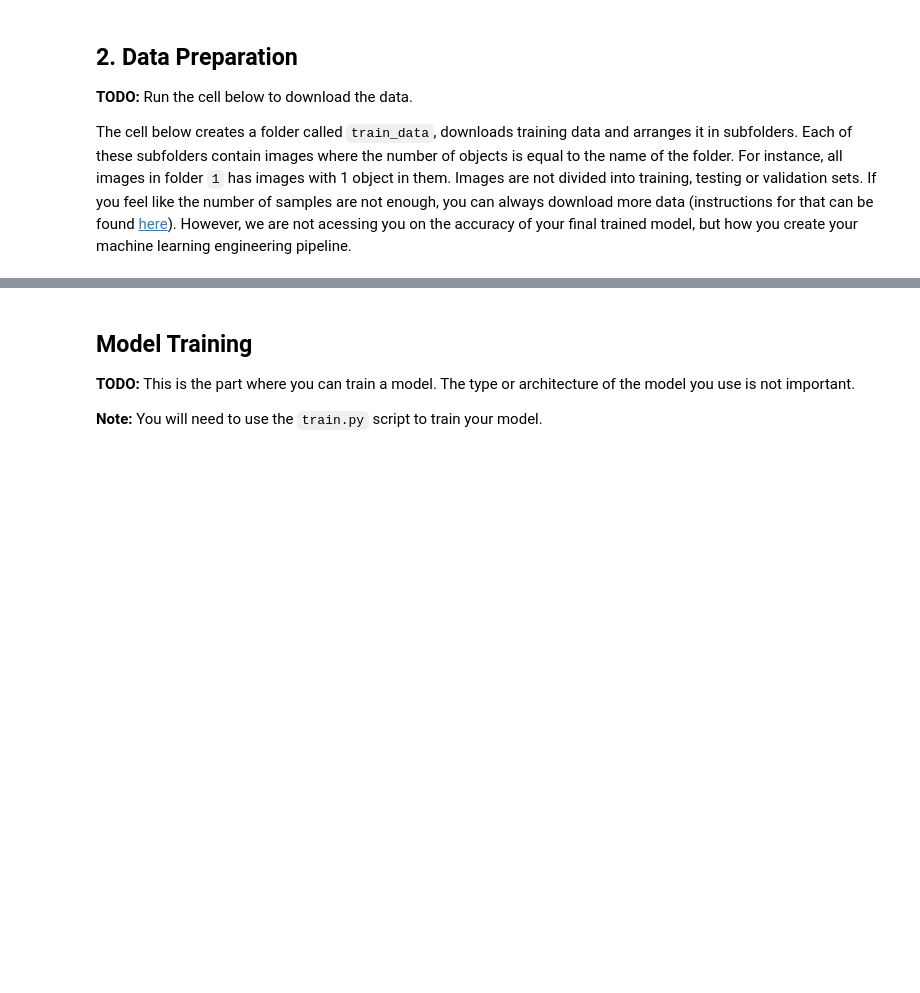
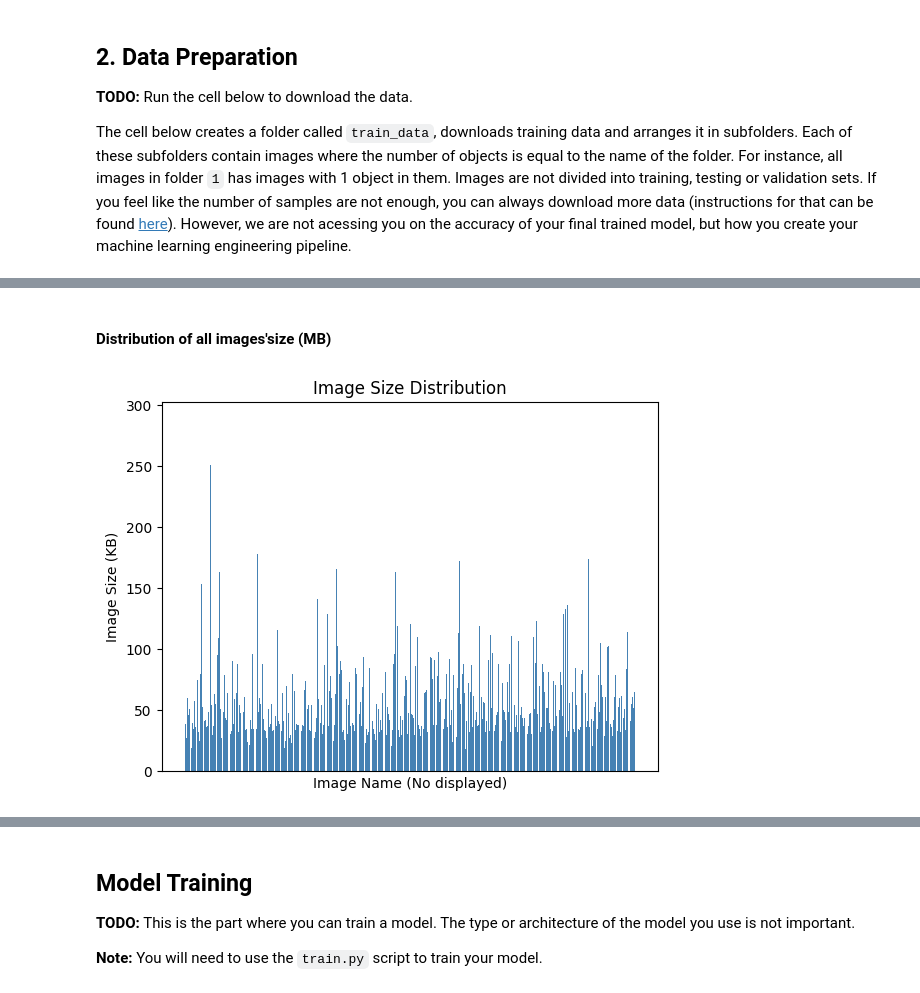
Before and after one commit to khangtictoc/Inventory-Monitoring-at-Distribution-Centers, a Jupyter notebook: sagemaker.ipynb, the cells around one changed output, grey strips where cells are left out. Drawn from its saved outputs; the diff is of its cells as text; code cells hidden in the pictures; blank space fills up the shorter version.

```diff
--- a/sagemaker.ipynb
+++ b/sagemaker.ipynb
@@ -123,0 +148,23 @@ Image size:  (438, 561)
+# %% [markdown]
+<h4>Distribution of all images'size (MB)</h4>
+# %%
+img_size_dict = {}
+for dirpath, dirs, files in os.walk('./dataset/bin-images'):
+    for file in files:
+        image_path = os.path.join(dirpath, file)
+        img_size = round(os.path.getsize(image_path) / 1024)
+        img_size_dict[os.path.basename(image_path)] = img_size
+
+# Plotting the image size distribution
+labels = list(img_size_dict.keys())
+sizes = list(img_size_dict.values())
+
+plt.xlabel('Image Name (No displayed)')
+plt.ylabel('Image Size (KB)')
+plt.title('Image Size Distribution')
+plt.bar(labels, sizes, color='steelblue')
+plt.xticks([])
+
+plt.show()
+# %% [output]
+[figure, added]
```
Also changed, not shown: parts of 45 cells of this notebook, 3 other files.
